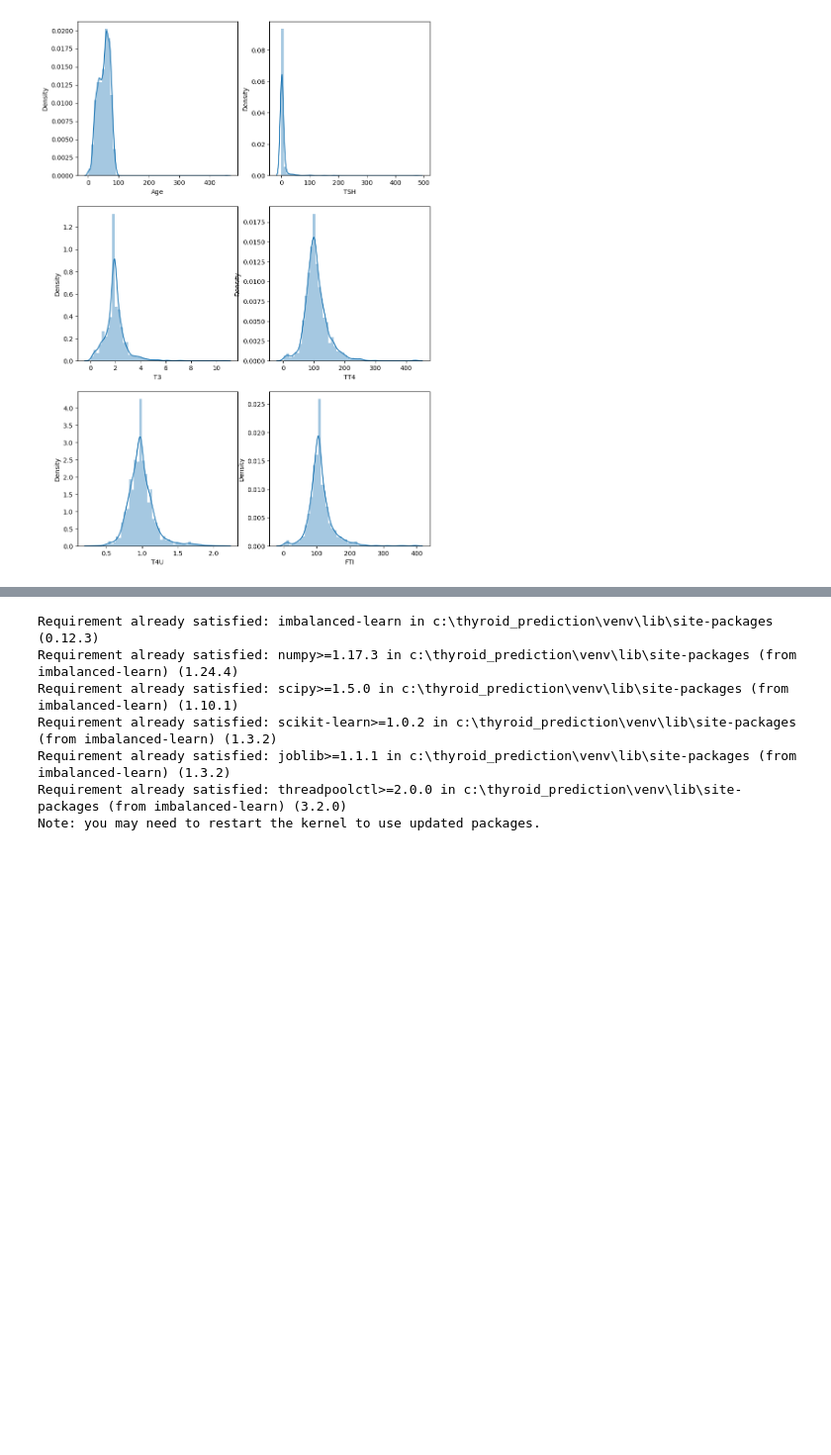
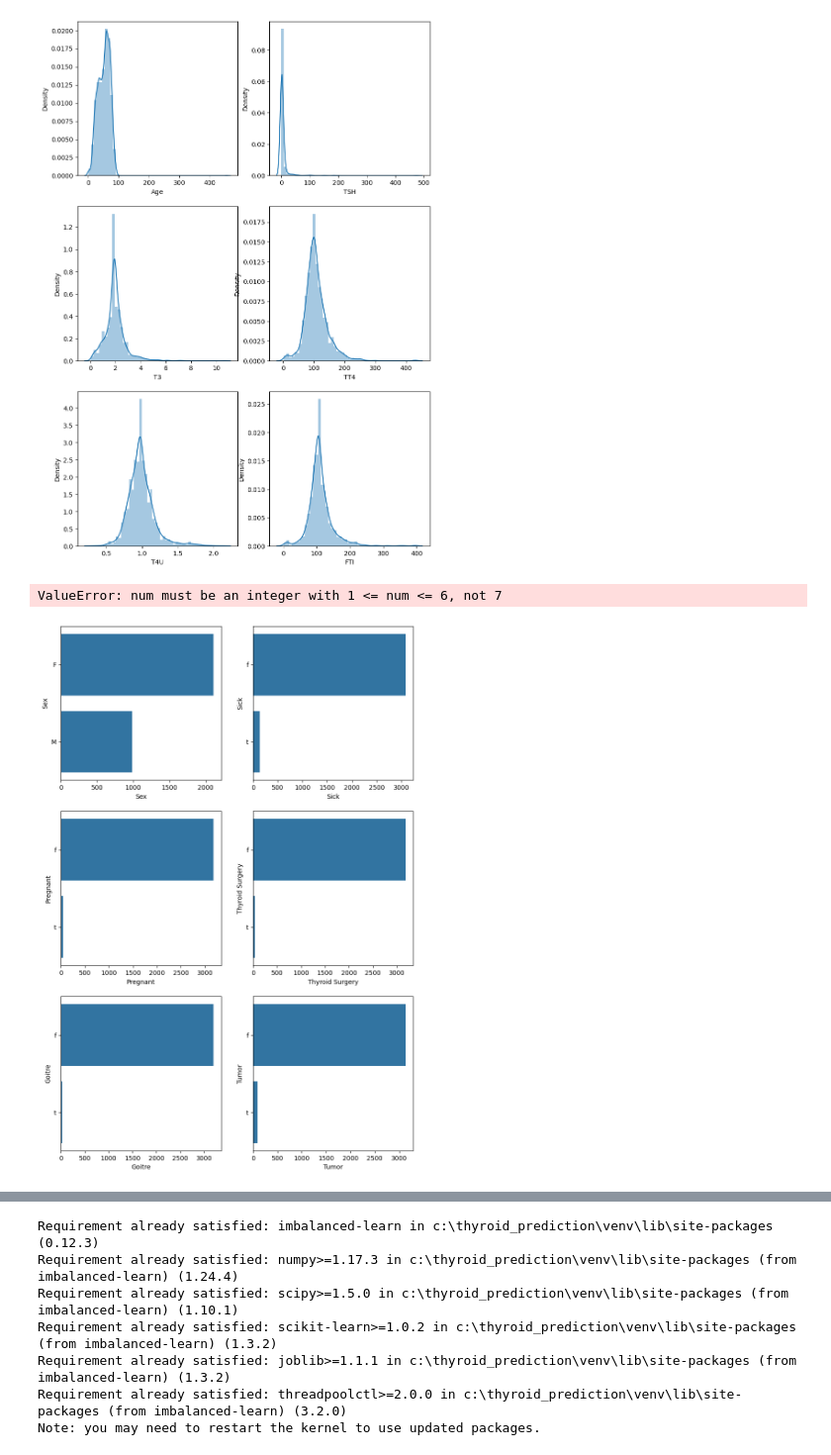
Before and after one commit to ANAM051/THYROIDPREDICTION, a Jupyter notebook: notebooks/EDA.ipynb, the cells around one changed output, grey strips where cells are left out. Shown at 99% size. Saved outputs shown, nothing was run; the diff lists cells and outputs as text; code cells hidden in the pictures; blank space fills up the shorter version.

```diff
--- a/notebooks/EDA.ipynb
+++ b/notebooks/EDA.ipynb
@@ -134,0 +188,7 @@ data['Sex'].fillna((data['Sex'].mode()), inplace=True)
+# %%
+## segregate numerical and categorical columns
+
+numerical_columns=data.columns[data.dtypes!='object']
+categorical_columns=data.columns[data.dtypes=='object']
+print("Numerical columns:",numerical_columns)
+print('Categorical Columns:',categorical_columns)
@@ -136,7 +237,7 @@ data['Sex'].fillna((data['Sex'].mode()), inplace=True)
 import seaborn as sns
 import matplotlib.pyplot as plt
 # %%
-columns = ['Age','TSH','T3','TT4','T4U','FTI']
+columns = numerical_columns
 
 plt.figure(figsize=(10,15),facecolor='white')
 plotnumber = 1
@@ -166,6 +267,21 @@ https://gist.github.com/mwaskom/de44147ed2974457ad6372750bbe5751
 
   sns.distplot(data[column])
 [figure]
+# %%
+columns = categorical_columns
+
+plt.figure(figsize=(10,15),facecolor='white')
+plotnumber = 1
+
+for column in columns:
+    ax = plt.subplot(3,2,plotnumber)
+    sns.countplot(data[column])
+    plt.xlabel(column,fontsize=10)
+    plotnumber+=1
+plt.show()
+# %% [output]
+ValueError: num must be an integer with 1 <= num <= 6, not 7
+[figure, added]
 # %%
 data.describe()
 # %% [output]
```
Also changed, not shown: parts of 18 cells of this notebook, 1 other file.
